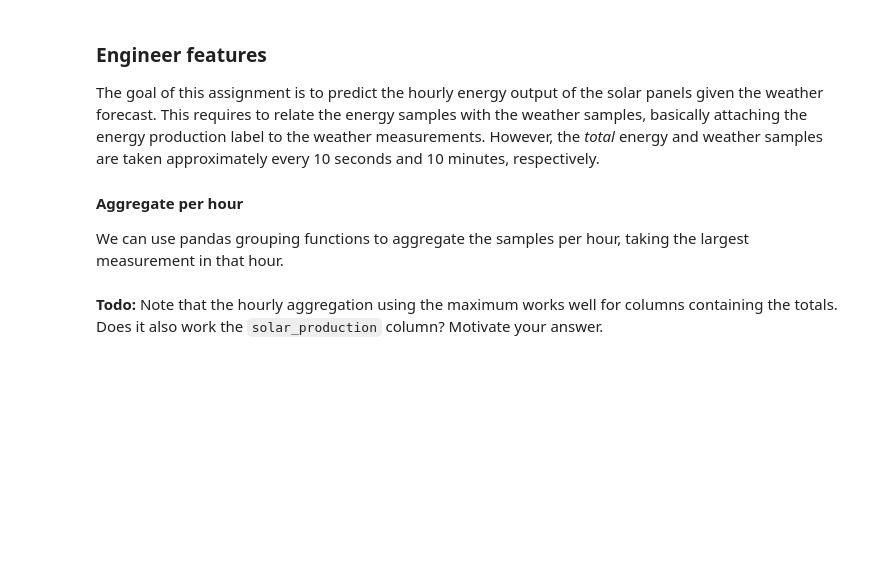
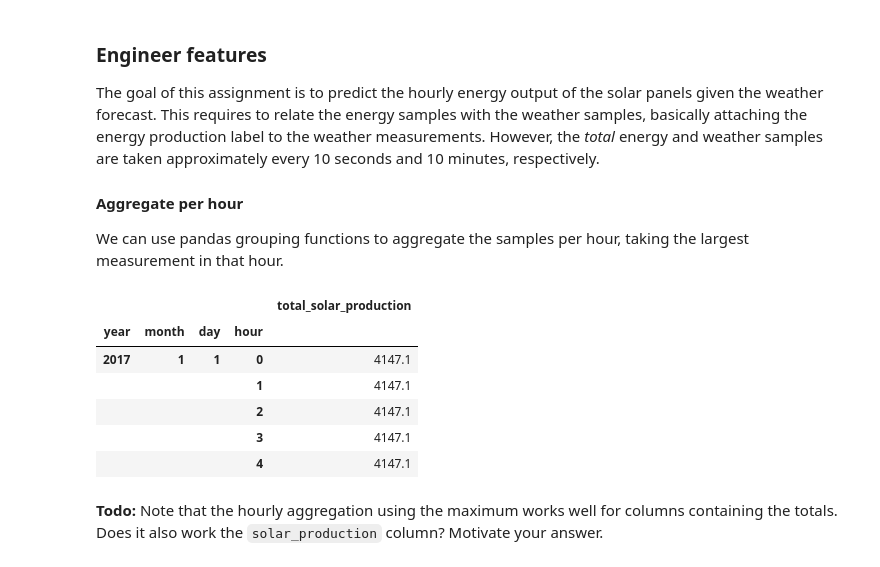
Before and after one commit to wjwka/2IMN15_IOT_EXE3, a Jupyter notebook: practical_data_analysis/assignment.ipynb, the cells around one changed output. Cells and saved outputs as stored; diff of their text form; code cells hidden in the pictures; blank space fills up the shorter version.

```diff
--- a/practical_data_analysis/assignment.ipynb
+++ b/practical_data_analysis/assignment.ipynb
@@ -180,9 +193,19 @@ We can use pandas grouping functions to aggregate the samples per hour, taking t
 # %%
 col = "total_solar_production"
 energy = raw_energy
 times = pd.to_datetime(energy["seconds"], unit='s')
 
 energy = energy.groupby([times.dt.year, times.dt.month, times.dt.dayofyear, times.dt.hour])[[col]].agg(np.max)
 energy.index.names = ["year", "month", "day", "hour"]
+energy.head()
+# energy.tail()
+# %% [output]
+|  |  |  |  | total_solar_production |
+| year | month | day | hour |  |
+| 2017 | 1 | 1 | 0 | 4147.1 |
+|  |  |  | 1 | 4147.1 |
+|  |  |  | 2 | 4147.1 |
+|  |  |  | 3 | 4147.1 |
+|  |  |  | 4 | 4147.1 |
 # %% [markdown]
 **Todo:** Note that the hourly aggregation using the maximum works well for columns containing the totals. Does it also work the `solar_production` column? Motivate your answer.
```
Also changed, not shown: parts of 5 cells of this notebook.
